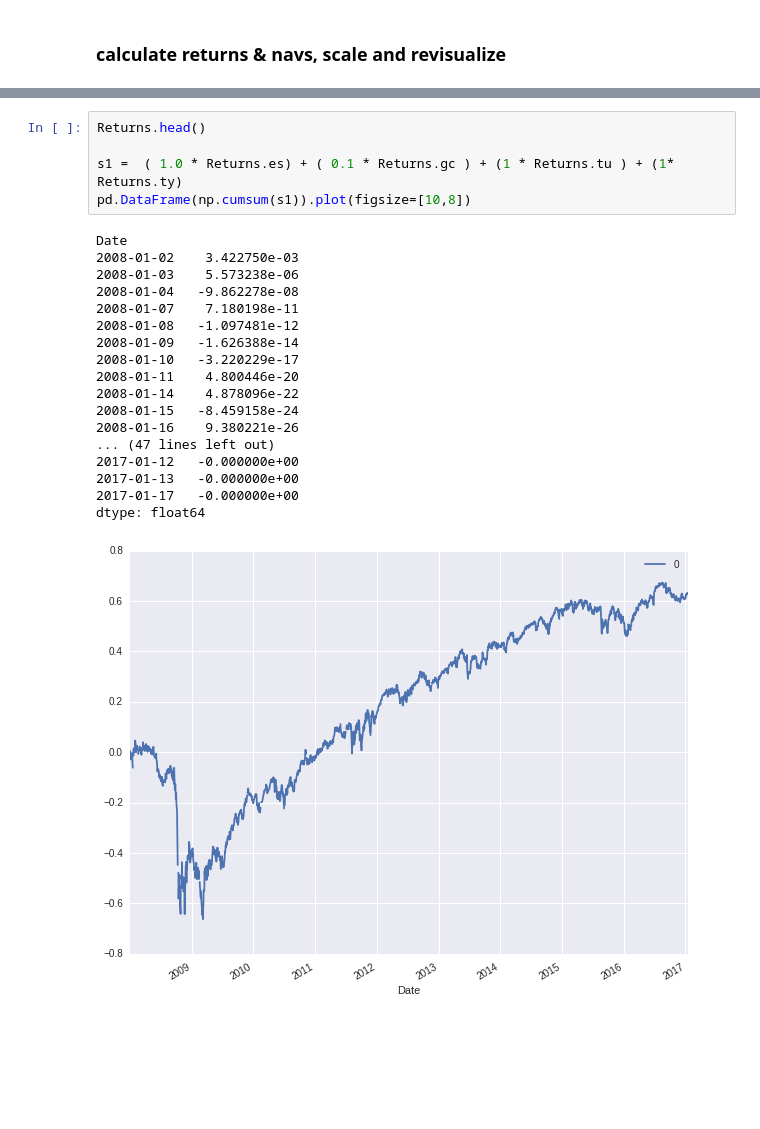
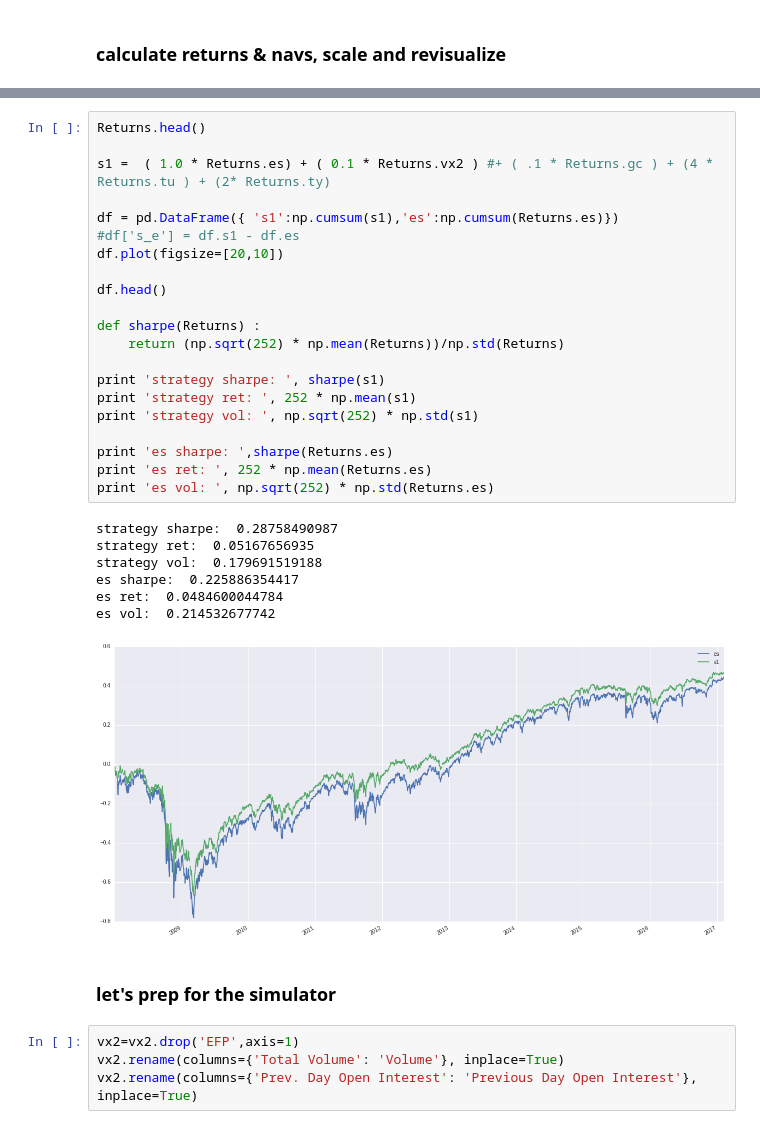
Before and after one commit to hackthemarket/via, a Jupyter notebook: via_gen.ipynb, the cells around one changed output, grey strips where cells are left out. Cells and saved outputs as stored; diff of their text form; blank space fills up the shorter version.

```diff
--- a/via_gen.ipynb
+++ b/via_gen.ipynb
@@ -143,24 +167,35 @@ dtype: float64
-# %%
-Returns.head()
-
-s1 =  ( 1.0 * Returns.es) + ( 0.1 * Returns.gc ) + (1 * Returns.tu ) + (1* Returns.ty)
-pd.DataFrame(np.cumsum(s1)).plot(figsize=[10,8])
-# %% [output]
-Date
-2008-01-02    3.422750e-03
-2008-01-03    5.573238e-06
-2008-01-04   -9.862278e-08
-2008-01-07    7.180198e-11
-2008-01-08   -1.097481e-12
-2008-01-09   -1.626388e-14
-2008-01-10   -3.220229e-17
-2008-01-11    4.800446e-20
-2008-01-14    4.878096e-22
-2008-01-15   -8.459158e-24
-2008-01-16    9.380221e-26
-... (47 lines left out)
-2017-01-12   -0.000000e+00
-2017-01-13   -0.000000e+00
-2017-01-17   -0.000000e+00
-dtype: float64
-[figure, removed]
+# %%
+Returns.head()
+
+s1 =  ( 1.0 * Returns.es) + ( 0.1 * Returns.vx2 ) #+ ( .1 * Returns.gc ) + (4 * Returns.tu ) + (2* Returns.ty)
+
+df = pd.DataFrame({ 's1':np.cumsum(s1),'es':np.cumsum(Returns.es)})
+#df['s_e'] = df.s1 - df.es
+df.plot(figsize=[20,10])
+
+df.head()
+
+def sharpe(Returns) :
+    return (np.sqrt(252) * np.mean(Returns))/np.std(Returns)
+
+print 'strategy sharpe: ', sharpe(s1)
+print 'strategy ret: ', 252 * np.mean(s1)
+print 'strategy vol: ', np.sqrt(252) * np.std(s1)
+
+print 'es sharpe: ',sharpe(Returns.es)
+print 'es ret: ', 252 * np.mean(Returns.es)
+print 'es vol: ', np.sqrt(252) * np.std(Returns.es)
+# %% [output]
+strategy sharpe:  0.28758490987
+strategy ret:  0.05167656935
+strategy vol:  0.179691519188
+es sharpe:  0.225886354417
+es ret:  0.0484600044784
+es vol:  0.214532677742
+[figure, added]
+# %% [markdown]
+### let's prep for the simulator
+# %%
+vx2=vx2.drop('EFP',axis=1)
+vx2.rename(columns={'Total Volume': 'Volume'}, inplace=True)
+vx2.rename(columns={'Prev. Day Open Interest': 'Previous Day Open Interest'}, inplace=True)
```
Also changed, not shown: parts of 10 cells of this notebook, 2 other files.
